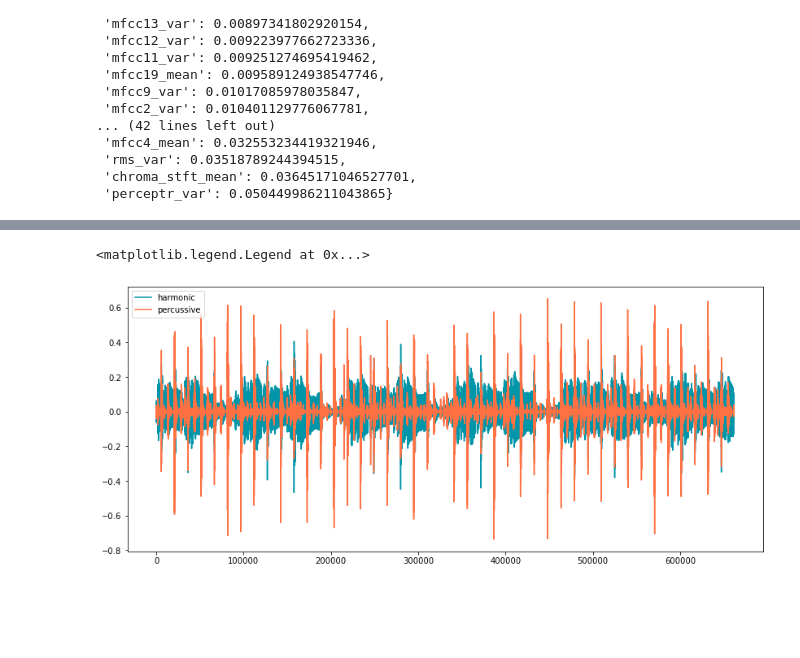
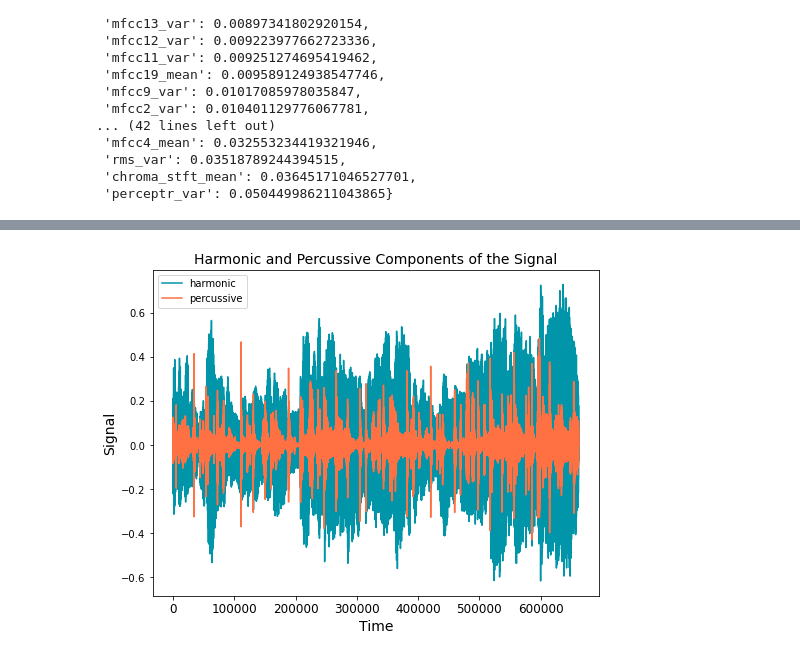
Before and after one commit to willryan1/Music-Genre-Classification, a Jupyter notebook: notebooks/visualizations.ipynb, the cells around one changed output, grey strips where cells are left out. Cells and saved outputs as stored; diff of their text form; code cells hidden in the pictures; blank space fills up the shorter version.

```diff
--- a/notebooks/visualizations.ipynb
+++ b/notebooks/visualizations.ipynb
@@ -164,21 +166,21 @@ Text(0, 0.5, 'Principle Component 2')
 # %%
 import librosa
 
-audio, _ = librosa.load(f'../data/Data/genres_original/reggae/reggae.00036.wav')
+audio, _ = librosa.load(f'../data/Data/genres_original/country/country.00059.wav')
 
 audio_trimmed, _ = librosa.effects.trim(audio)
 
 harmonic, percussive = librosa.effects.hpss(audio_trimmed)
 
-plt.figure(figsize = (14, 6))
+plt.figure(figsize = (8, 6))
 plt.plot(harmonic, color = '#0095A8', label='harmonic')
 plt.plot(percussive, color = '#FF7043', label='percussive')
 plt.legend(loc="upper left")
-plt.title('First Two Principle Components by Genre', fontsize = 14)
+plt.title('Harmonic and Percussive Components of the Signal', fontsize = 14)
 plt.xticks(fontsize = 12)
 plt.yticks(fontsize = 10)
-plt.xlabel('Principle Component 1', fontsize = 14)
-plt.ylabel('Principle Component 2', fontsize = 14)
+plt.xlabel('Time', fontsize = 14)
+plt.ylabel('Signal', fontsize = 14)
+plt.savefig("hm_pc.jpg")
 # %% [output]
-<matplotlib.legend.Legend at 0x...>
-[figure, old version]
+[figure, new version]
```
Also changed, not shown: parts of 5 cells of this notebook, 6 other files.
